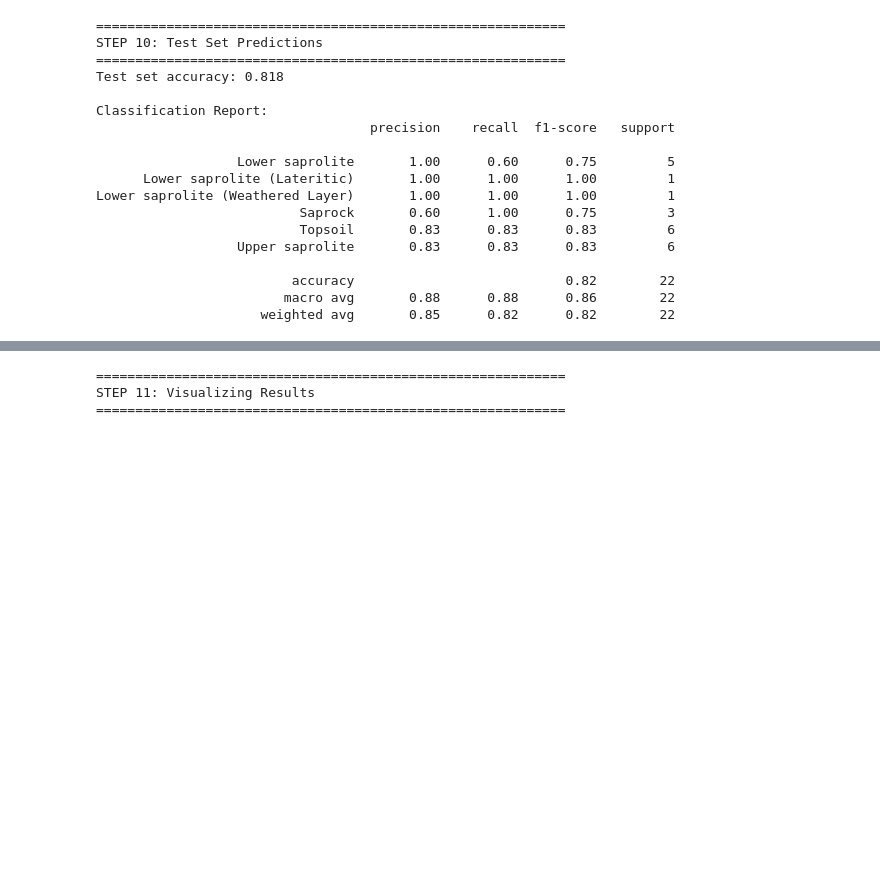
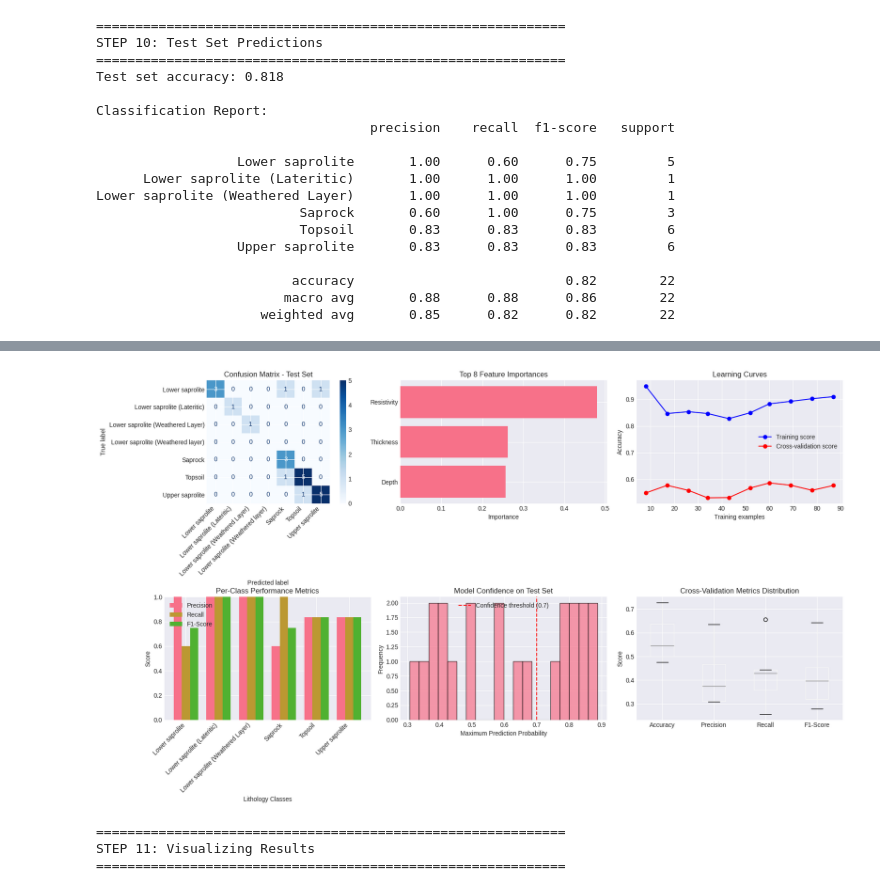
Before and after one commit to SakaSaheed/AI-ML-Project, a Jupyter notebook: Prof_Igboama_VES.ipynb, the cells around one changed output, grey strips where cells are left out. Cells and saved outputs as stored; diff of their text form; code cells hidden in the pictures; blank space fills up the shorter version.

```diff
--- a/Prof_Igboama_VES.ipynb
+++ b/Prof_Igboama_VES.ipynb
@@ -494,3 +494,99 @@ Lower saprolite (Weathered Layer)       1.00      1.00      1.00         1
                          accuracy                           0.82        22
                         macro avg       0.88      0.88      0.86        22
                      weighted avg       0.85      0.82      0.82        22
+# %%
+import numpy as np
+# ============================================
+# STEP 11: VISUALIZATIONS FOR RESULTS
+# ============================================
+print("\n" + "="*60)
+print("STEP 11: Visualizing Results")
+print("="*60)
+
+fig, axes = plt.subplots(2, 3, figsize=(18, 10))
+
+# Get the unique classes that the model was trained on and predicts
+unique_model_classes = np.unique(y_filtered)
+n_classes = len(unique_model_classes)
+
+# 1. Confusion Matrix
+ax1 = axes[0, 0]
+
+# Get the corresponding lithology names for all unique model classes
+all_model_target_names = label_encoder.inverse_transform(unique_model_classes)
+
+# Compute confusion matrix for all classes the model knows about, even if some are absent in y_test
+cm = confusion_matrix(y_test, y_pred, labels=unique_model_classes)
+disp = ConfusionMatrixDisplay(confusion_matrix=cm, display_labels=all_model_target_names)
+disp.plot(ax=ax1, cmap='Blues', values_format='d')
+ax1.set_title('Confusion Matrix - Test Set')
+ax1.set_xticklabels(all_model_target_names, rotation=45, ha='right')
+
+# 2. Feature Importance Bar Plot
+ax2 = axes[0, 1]
+top_features = feature_importance.head(8)
+ax2.barh(top_features['feature'], top_features['importance'])
+ax2.set_xlabel('Importance')
+ax2.set_title('Top 8 Feature Importances')
+ax2.invert_yaxis()
+
+# 3. Training History (Learning Curves)
+ax3 = axes[0, 2]
+train_sizes, train_scores, test_scores = learning_curve(
+    rf_model, X_scaled, y_encoded, cv=cv_strategy, n_jobs=-1,
+    train_sizes=np.linspace(0.1, 1.0, 10), scoring='accuracy'
+)
+train_scores_mean = train_scores.mean(axis=1)
+test_scores_mean = test_scores.mean(axis=1)
+ax3.plot(train_sizes, train_scores_mean, 'o-', label='Training score', color='blue')
+ax3.plot(train_sizes, test_scores_mean, 'o-', label='Cross-validation score', color='red')
+ax3.set_xlabel('Training examples')
+ax3.set_ylabel('Accuracy')
+ax3.set_title('Learning Curves')
+ax3.legend(loc='best')
+ax3.grid(True)
+
+# 4. Per-class metrics
+ax4 = axes[1, 0]
+precision, recall, f1, _ = precision_recall_fscore_support(y_test, y_pred, average=None, labels=test_class_indices)
+classes = test_target_names
+x = np.arange(len(classes))
+width = 0.25
+ax4.bar(x - width, precision, width, label='Precision')
+ax4.bar(x, recall, width, label='Recall')
+ax4.bar(x + width, f1, width, label='F1-Score')
+ax4.set_xlabel('Lithology Classes')
+ax4.set_ylabel('Score')
+ax4.set_title('Per-Class Performance Metrics')
+ax4.set_xticks(x)
+ax4.set_xticklabels(classes, rotation=45, ha='right')
+ax4.legend()
+ax4.set_ylim([0, 1])
+
+# 5. Prediction confidence distribution
+ax5 = axes[1, 1]
+max_probs = np.max(y_pred_proba, axis=1)
+ax5.hist(max_probs, bins=20, edgecolor='black', alpha=0.7)
+ax5.set_xlabel('Maximum Prediction Probability')
+ax5.set_ylabel('Frequency')
+ax5.set_title('Model Confidence on Test Set')
+ax5.axvline(x=0.7, color='red', linestyle='--', label='Confidence threshold (0.7)')
+ax5.legend()
+
+# 6. Cross-validation box plot
+ax6 = axes[1, 2]
+cv_metrics = pd.DataFrame({
+    'Accuracy': cv_scores,
+    'Precision': cv_precision,
+    'Recall': cv_recall,
+    'F1-Score': cv_f1
+})
+cv_metrics.boxplot(ax=ax6)
+ax6.set_ylabel('Score')
+ax6.set_title('Cross-Validation Metrics Distribution')
+ax6.grid(True)
+
+plt.tight_layout()
+plt.savefig('2_model_results.png', dpi=300, bbox_inches='tight')
+plt.show()
+# %% [output]
@@ -497,3 +596,4 @@ Lower saprolite (Weathered Layer)       1.00      1.00      1.00         1
+[figure, added]
 # %%
 import numpy as np
 
```
Also changed, not shown: parts of 4 cells of this notebook.
